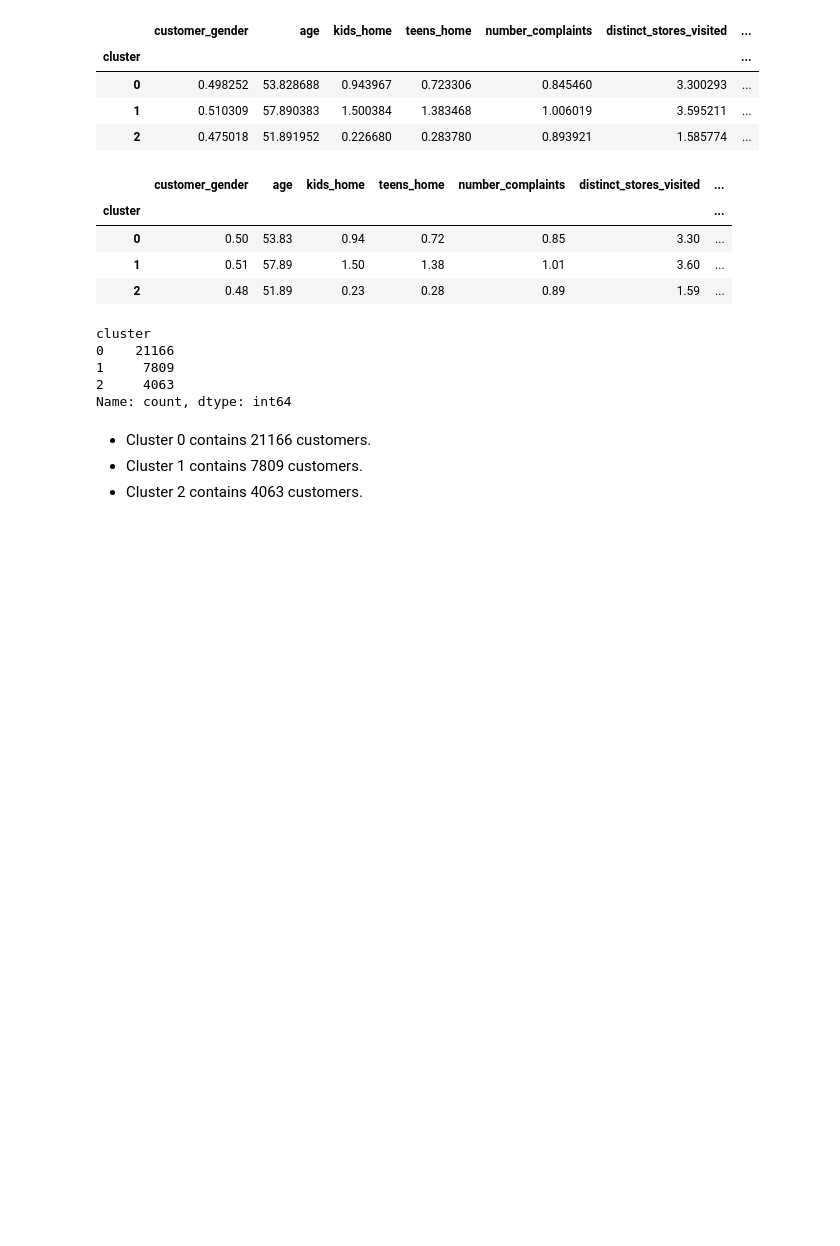
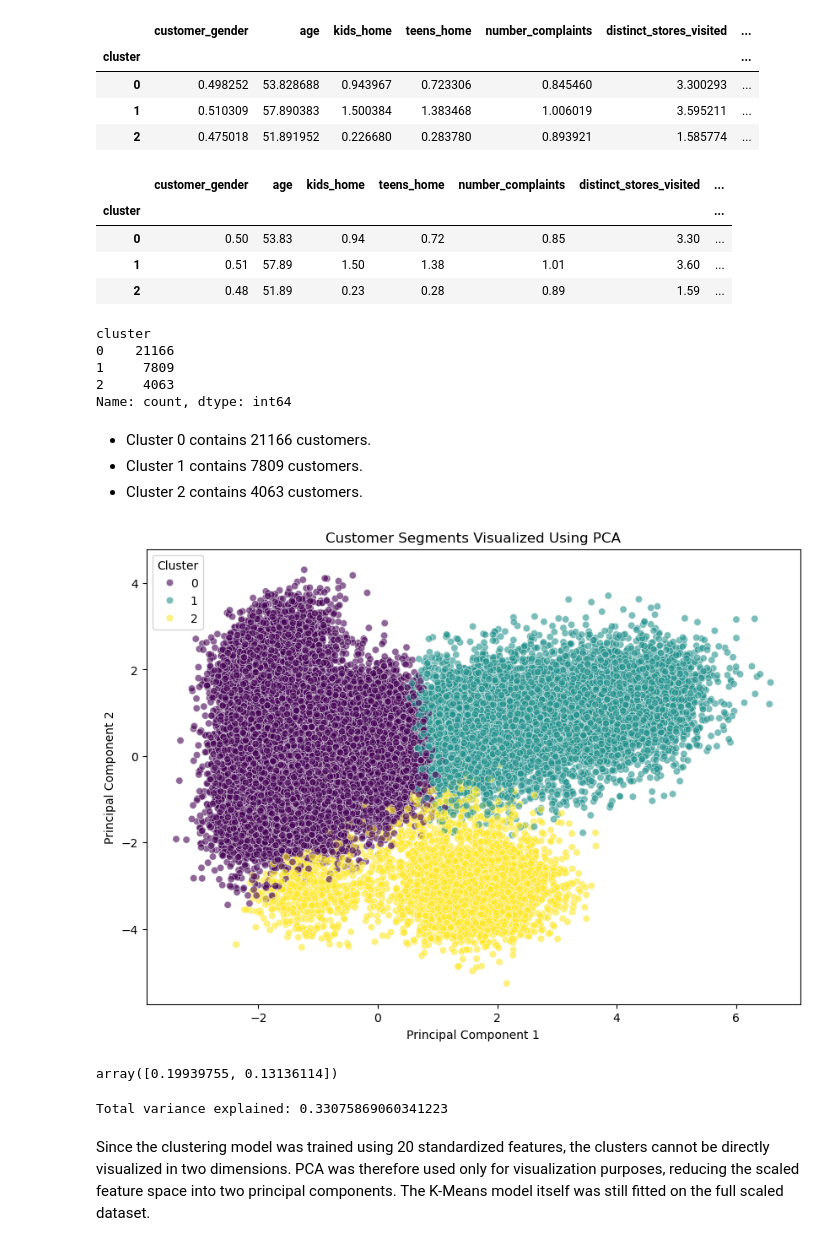
Before and after one commit to emmohan/MachineLearning2Project-, a Jupyter notebook: customer_segmentation.ipynb, the cells around one changed output. Saved outputs shown, nothing was run; the diff lists cells and outputs as text; code cells hidden in the pictures; blank space fills up the shorter version.

Commit message:
plotted cluster groups

```diff
--- a/customer_segmentation.ipynb
+++ b/customer_segmentation.ipynb
@@ -237,7 +237,8 @@ kmeans = KMeans(
     n_init=10
 )
 
-customer_seg['cluster'] = kmeans.fit_predict(customer_scaled)
+cluster_labels = kmeans.fit_predict(customer_scaled)
+customer_seg['cluster'] = cluster_labels
 # %%
 cluster_profile = customer_seg.groupby('cluster').mean()
 
@@ -270,3 +271,49 @@ Name: count, dtype: int64
 - Cluster 0 contains 21166 customers.
 - Cluster 1 contains 7809 customers.
 - Cluster 2 contains 4063 customers.
+# %%
+from sklearn.decomposition import PCA
+
+pca = PCA(n_components=2)
+
+customer_pca = pca.fit_transform(customer_scaled)
+# %%
+pca_df = pd.DataFrame(
+    customer_pca,
+    columns=['PC1', 'PC2']
+)
+
+pca_df['cluster'] = cluster_labels
+# %%
+plt.figure(figsize=(10, 7))
+
+sns.scatterplot(
+    data=pca_df,
+    x='PC1',
+    y='PC2',
+    hue='cluster',
+    palette='viridis',
+    alpha=0.6
+)
+
+plt.title('Customer Segments Visualized Using PCA')
+plt.xlabel('Principal Component 1')
+plt.ylabel('Principal Component 2')
+plt.legend(title='Cluster')
+
+plt.show()
+# %% [output]
+[figure, added]
+# %%
+pca.explained_variance_ratio_
+# %% [output]
+array([0.19939755, 0.13136114])
+# %%
+print(
+    "Total variance explained:",
+    pca.explained_variance_ratio_.sum()
+)
+# %% [output]
+Total variance explained: 0.33075869060341223
+# %% [markdown]
+Since the clustering model was trained using 20 standardized features, the clusters cannot be directly visualized in two dimensions. PCA was therefore used only for visualization purposes, reducing the scaled feature space into two principal components. The K-Means model itself was still fitted on the full scaled dataset.
```
